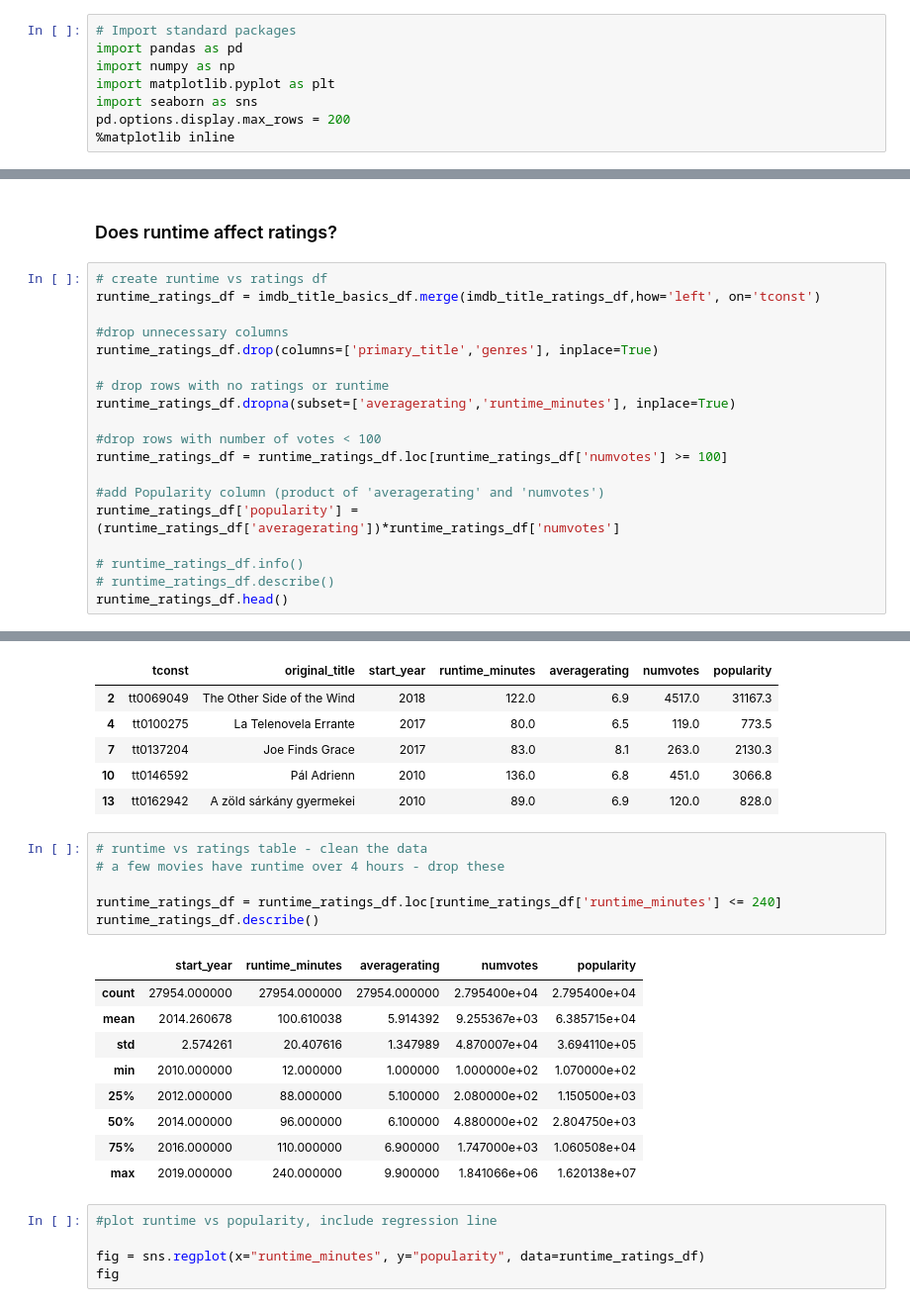
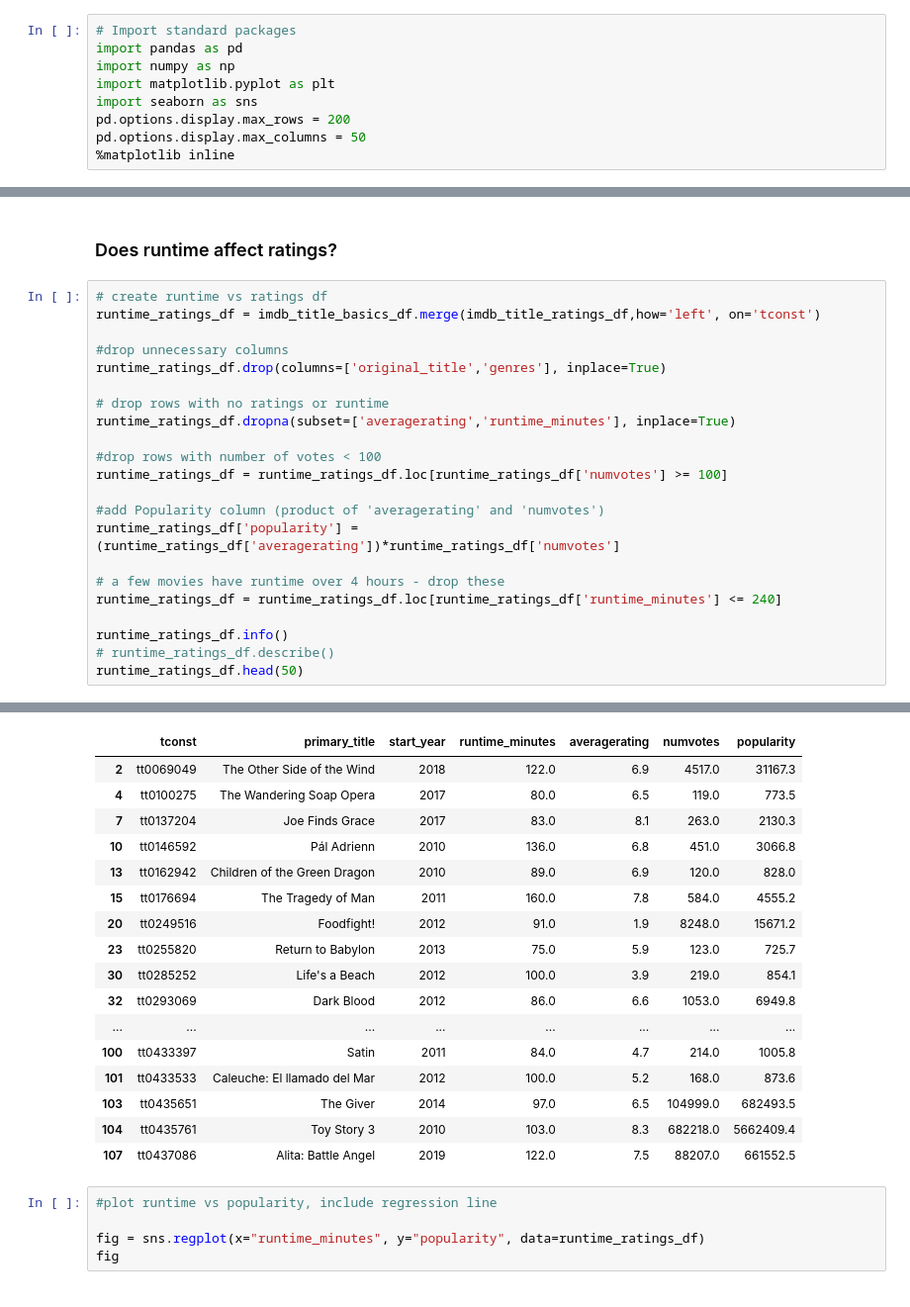
Before and after one commit to lilisbeit/Microsoft-Movies-Project, a Jupyter notebook: Microsoft-Movies-Notebook.ipynb, the cells around one changed output, grey strips where cells are left out. Shown at 99% size. Cells and saved outputs as stored; diff of their text form.

```diff
--- a/Microsoft-Movies-Notebook.ipynb
+++ b/Microsoft-Movies-Notebook.ipynb
@@ -42,6 +42,7 @@ import numpy as np
 import matplotlib.pyplot as plt
 import seaborn as sns
 pd.options.display.max_rows = 200
+pd.options.display.max_columns = 50
 %matplotlib inline
 # %%
 #import Box Office Mojo gross data
@@ -332,7 +333,7 @@ Questions to consider:
 runtime_ratings_df = imdb_title_basics_df.merge(imdb_title_ratings_df,how='left', on='tconst')
 
 #drop unnecessary columns
-runtime_ratings_df.drop(columns=['primary_title','genres'], inplace=True)
+runtime_ratings_df.drop(columns=['original_title','genres'], inplace=True)
 
 # drop rows with no ratings or runtime
 runtime_ratings_df.dropna(subset=['averagerating','runtime_minutes'], inplace=True)
@@ -343,7 +344,10 @@ runtime_ratings_df = runtime_ratings_df.loc[runtime_ratings_df['numvotes'] >= 10
 #add Popularity column (product of 'averagerating' and 'numvotes')
 runtime_ratings_df['popularity'] = (runtime_ratings_df['averagerating'])*runtime_ratings_df['numvotes']
 
-# runtime_ratings_df.info()
+# a few movies have runtime over 4 hours - drop these
+runtime_ratings_df = runtime_ratings_df.loc[runtime_ratings_df['runtime_minutes'] <= 240]
+
+runtime_ratings_df.info()
 # runtime_ratings_df.describe()
-runtime_ratings_df.head()
+runtime_ratings_df.head(50)
 # %% [output]
@@ -350,25 +366,20 @@ runtime_ratings_df.head()
-|  | tconst | original_title | start_year | runtime_minutes | averagerating | numvotes | popularity |
+|  | tconst | primary_title | start_year | runtime_minutes | averagerating | numvotes | popularity |
 | 2 | tt0069049 | The Other Side of the Wind | 2018 | 122.0 | 6.9 | 4517.0 | 31167.3 |
-| 4 | tt0100275 | La Telenovela Errante | 2017 | 80.0 | 6.5 | 119.0 | 773.5 |
+| 4 | tt0100275 | The Wandering Soap Opera | 2017 | 80.0 | 6.5 | 119.0 | 773.5 |
 | 7 | tt0137204 | Joe Finds Grace | 2017 | 83.0 | 8.1 | 263.0 | 2130.3 |
 | 10 | tt0146592 | Pál Adrienn | 2010 | 136.0 | 6.8 | 451.0 | 3066.8 |
-| 13 | tt0162942 | A zöld sárkány gyermekei | 2010 | 89.0 | 6.9 | 120.0 | 828.0 |
+| 13 | tt0162942 | Children of the Green Dragon | 2010 | 89.0 | 6.9 | 120.0 | 828.0 |
+| 15 | tt0176694 | The Tragedy of Man | 2011 | 160.0 | 7.8 | 584.0 | 4555.2 |
+| 20 | tt0249516 | Foodfight! | 2012 | 91.0 | 1.9 | 8248.0 | 15671.2 |
+| 23 | tt0255820 | Return to Babylon | 2013 | 75.0 | 5.9 | 123.0 | 725.7 |
+| 30 | tt0285252 | Life's a Beach | 2012 | 100.0 | 3.9 | 219.0 | 854.1 |
+| 32 | tt0293069 | Dark Blood | 2012 | 86.0 | 6.6 | 1053.0 | 6949.8 |
+| ... | ... | ... | ... | ... | ... | ... | ... |
+| 100 | tt0433397 | Satin | 2011 | 84.0 | 4.7 | 214.0 | 1005.8 |
+| 101 | tt0433533 | Caleuche: El llamado del Mar | 2012 | 100.0 | 5.2 | 168.0 | 873.6 |
+| 103 | tt0435651 | The Giver | 2014 | 97.0 | 6.5 | 104999.0 | 682493.5 |
+| 104 | tt0435761 | Toy Story 3 | 2010 | 103.0 | 8.3 | 682218.0 | 5662409.4 |
+| 107 | tt0437086 | Alita: Battle Angel | 2019 | 122.0 | 7.5 | 88207.0 | 661552.5 |
-# %%
-# runtime vs ratings table - clean the data
-# a few movies have runtime over 4 hours - drop these
-
-runtime_ratings_df = runtime_ratings_df.loc[runtime_ratings_df['runtime_minutes'] <= 240]
-runtime_ratings_df.describe()
-# %% [output]
-|  | start_year | runtime_minutes | averagerating | numvotes | popularity |
-| count | 27954.000000 | 27954.000000 | 27954.000000 | 2.795400e+04 | 2.795400e+04 |
-| mean | 2014.260678 | 100.610038 | 5.914392 | 9.255367e+03 | 6.385715e+04 |
-| std | 2.574261 | 20.407616 | 1.347989 | 4.870007e+04 | 3.694110e+05 |
-| min | 2010.000000 | 12.000000 | 1.000000 | 1.000000e+02 | 1.070000e+02 |
-| 25% | 2012.000000 | 88.000000 | 5.100000 | 2.080000e+02 | 1.150500e+03 |
-| 50% | 2014.000000 | 96.000000 | 6.100000 | 4.880000e+02 | 2.804750e+03 |
-| 75% | 2016.000000 | 110.000000 | 6.900000 | 1.747000e+03 | 1.060508e+04 |
-| max | 2019.000000 | 240.000000 | 9.900000 | 1.841066e+06 | 1.620138e+07 |
 # %%
 #plot runtime vs popularity, include regression line
 
```
Also changed, not shown: parts of 27 cells of this notebook.
